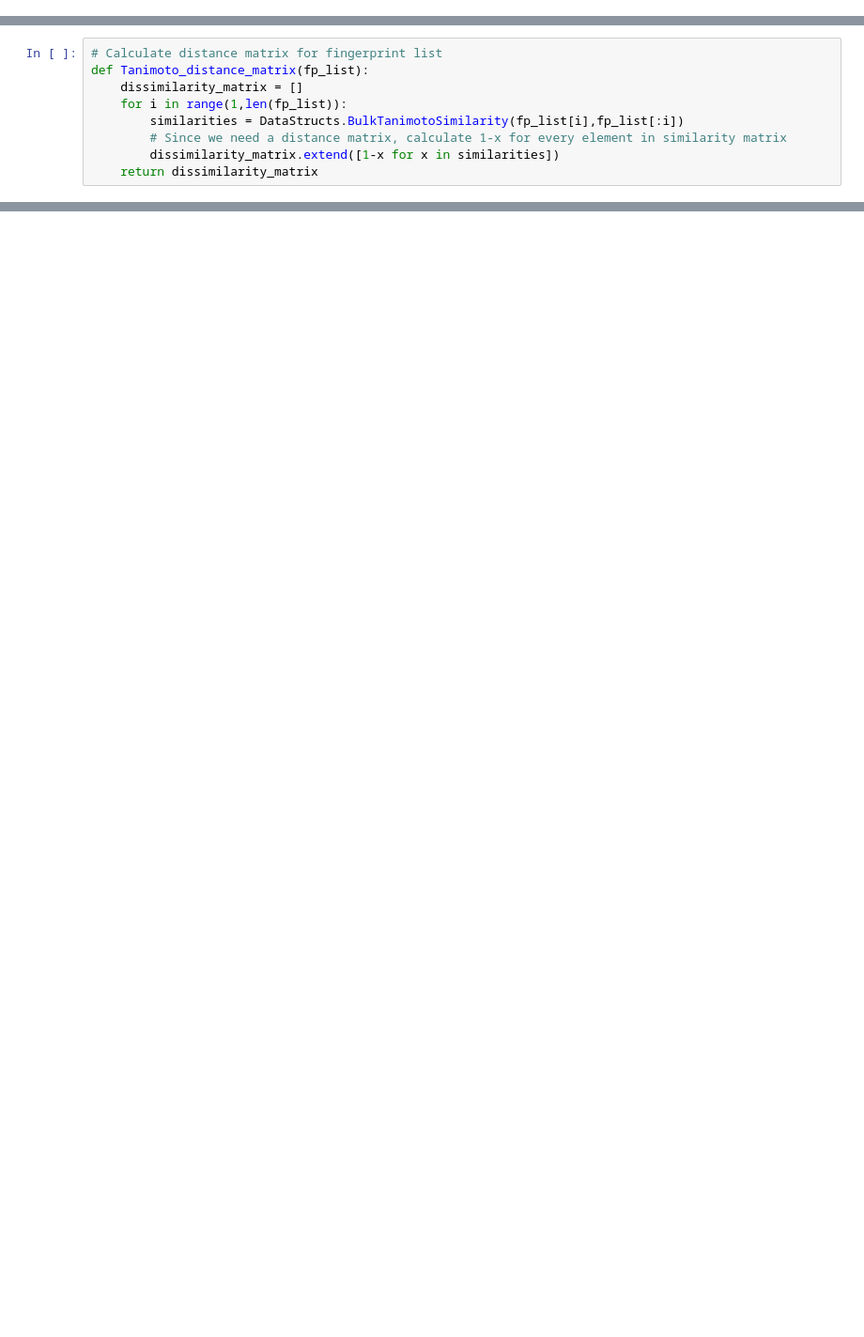
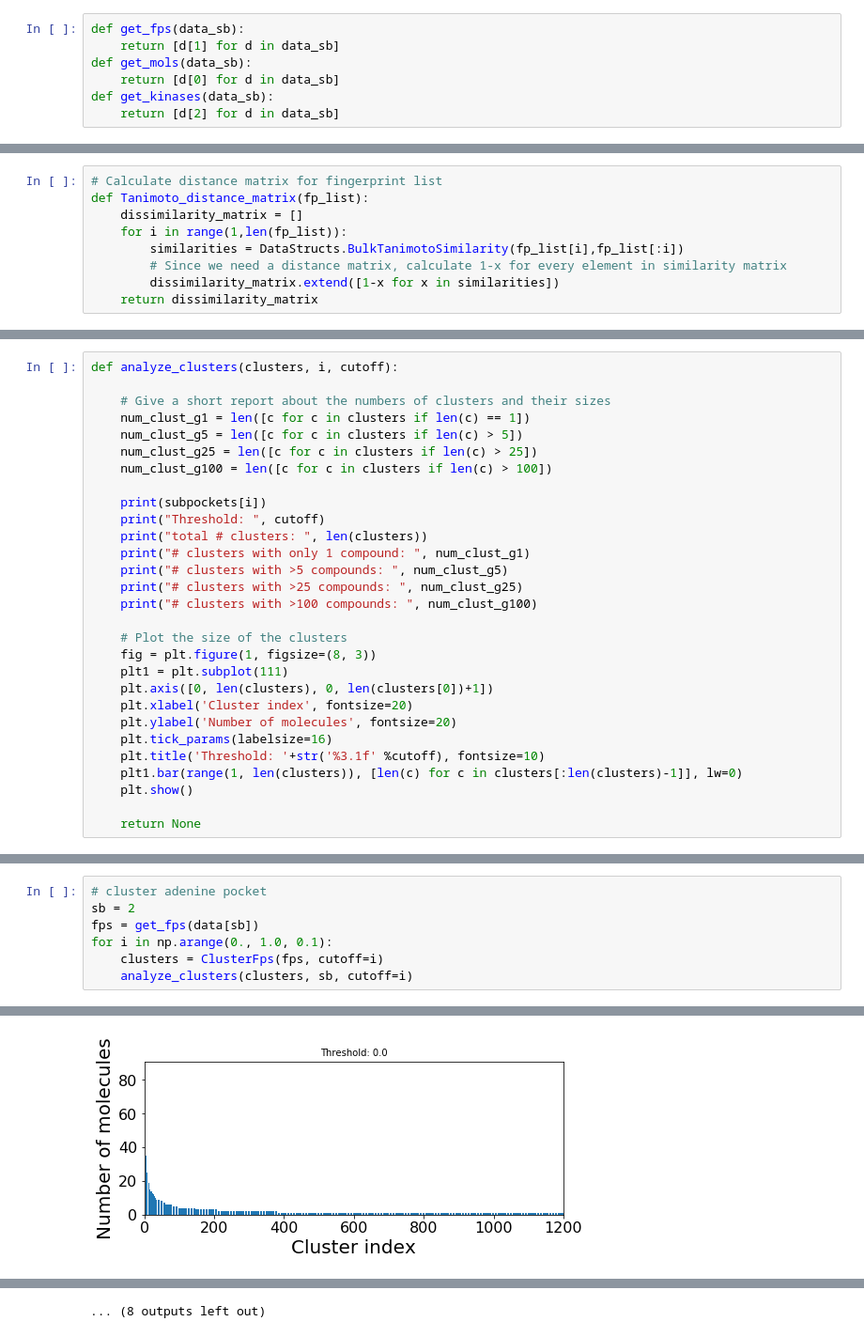
Before and after one commit to volkamerlab/KinaseFocusedFragmentLibrary, a Jupyter notebook: analysis/clustering.ipynb, the cells around one changed output, grey strips where cells are left out. Shown at 94% size. Drawn from its saved outputs; the diff is of its cells as text; blank space fills up the shorter version.

```diff
--- a/analysis/clustering.ipynb
+++ b/analysis/clustering.ipynb
@@ -42,0 +124,7 @@ for i, folder in enumerate(folders):
+# %%
+def get_fps(data_sb):
+    return [d[1] for d in data_sb]
+def get_mols(data_sb):
+    return [d[0] for d in data_sb]
+def get_kinases(data_sb):
+    return [d[2] for d in data_sb]
@@ -57,3 +147,32 @@ def ClusterFps(fps,cutoff=0.2):
     # Now cluster the data with the implemented Butina algorithm:
     clusters = Butina.ClusterData(distance_matr,len(fps),cutoff,isDistData=True)
     return clusters
+# %%
+def analyze_clusters(clusters, i, cutoff):
+
+    # Give a short report about the numbers of clusters and their sizes
+    num_clust_g1 = len([c for c in clusters if len(c) == 1])
+    num_clust_g5 = len([c for c in clusters if len(c) > 5])
+    num_clust_g25 = len([c for c in clusters if len(c) > 25])
+    num_clust_g100 = len([c for c in clusters if len(c) > 100])
+
+    print(subpockets[i])
+    print("Threshold: ", cutoff)
+    print("total # clusters: ", len(clusters))
+    print("# clusters with only 1 compound: ", num_clust_g1)
+    print("# clusters with >5 compounds: ", num_clust_g5)
+    print("# clusters with >25 compounds: ", num_clust_g25)
+    print("# clusters with >100 compounds: ", num_clust_g100)
+
+    # Plot the size of the clusters
+    fig = plt.figure(1, figsize=(8, 3))
+    plt1 = plt.subplot(111)
+    plt.axis([0, len(clusters), 0, len(clusters[0])+1])
+    plt.xlabel('Cluster index', fontsize=20)
+    plt.ylabel('Number of molecules', fontsize=20)
+    plt.tick_params(labelsize=16)
+    plt.title('Threshold: '+str('%3.1f' %cutoff), fontsize=10)
+    plt1.bar(range(1, len(clusters)), [len(c) for c in clusters[:len(clusters)-1]], lw=0)
+    plt.show()
+
+    return None
@@ -59,0 +181,8 @@ def ClusterFps(fps,cutoff=0.2):
+# %%
+# cluster adenine pocket
+sb = 2
+fps = get_fps(data[sb])
+for i in np.arange(0., 1.0, 0.1):
+    clusters = ClusterFps(fps, cutoff=i)
+    analyze_clusters(clusters, sb, cutoff=i)
+# %% [output]
@@ -59,0 +196 @@ def ClusterFps(fps,cutoff=0.2):
+[figure, added]
@@ -59,0 +237 @@ def ClusterFps(fps,cutoff=0.2):
+... (8 outputs left out)
```
Also changed, not shown: parts of 49 cells of this notebook, 1 other file.
